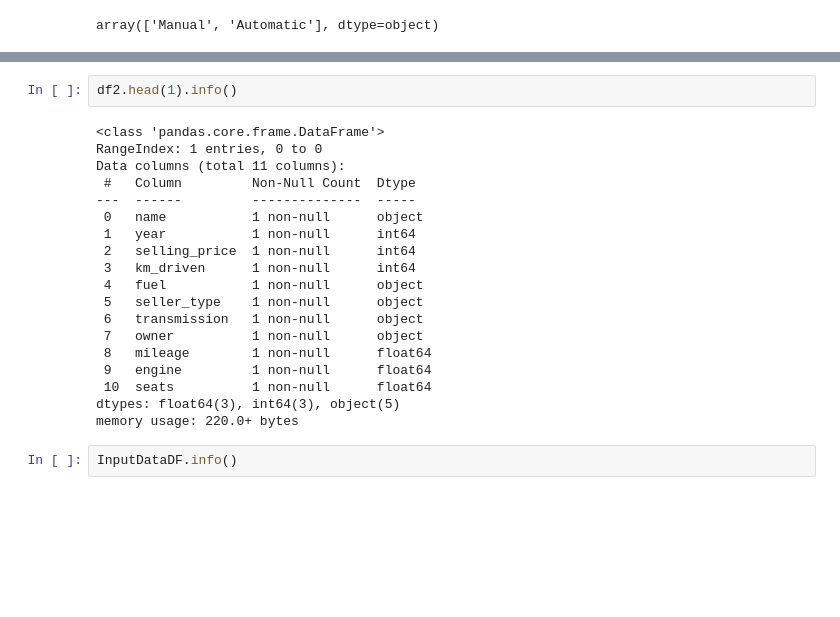
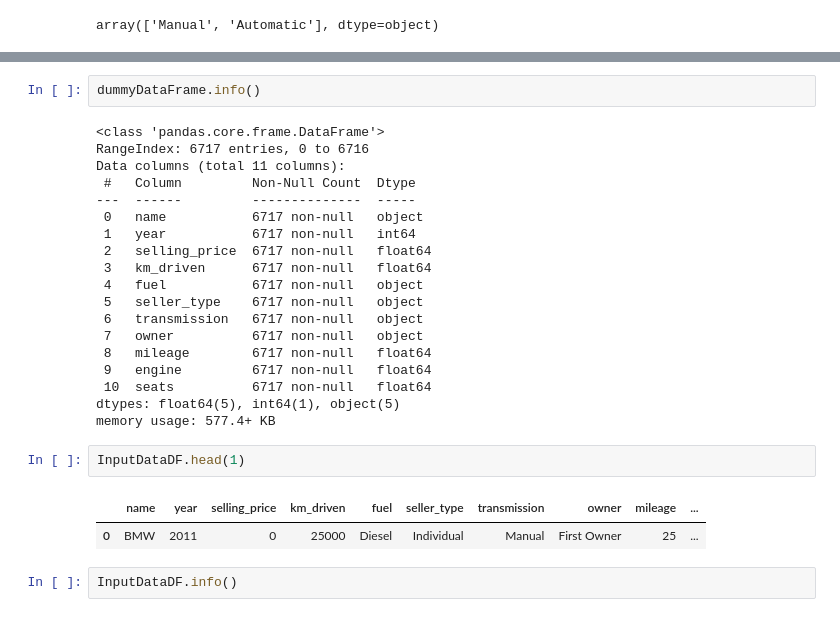
Before and after one commit to Prathmeshpawar21/DS-Used-Car-Price-Prediction-, a Jupyter notebook: notebook/research.ipynb, the cells around one changed output, grey strips where cells are left out. Cells and saved outputs as stored; diff of their text form; blank space fills up the shorter version.

```diff
--- a/notebook/research.ipynb
+++ b/notebook/research.ipynb
@@ -522,24 +609,29 @@ InputDataDF = pd.DataFrame([[carName, manufactureYear, SELLING_PRICE, kmsDriven,
+# %%
+dummyDataFrame.info()
+# %% [output]
+<class 'pandas.core.frame.DataFrame'>
+RangeIndex: 6717 entries, 0 to 6716
+Data columns (total 11 columns):
+ #   Column         Non-Null Count  Dtype
+---  ------         --------------  -----
+ 0   name           6717 non-null   object
+ 1   year           6717 non-null   int64
+ 2   selling_price  6717 non-null   float64
+ 3   km_driven      6717 non-null   float64
+ 4   fuel           6717 non-null   object
+ 5   seller_type    6717 non-null   object
+ 6   transmission   6717 non-null   object
+ 7   owner          6717 non-null   object
+ 8   mileage        6717 non-null   float64
+ 9   engine         6717 non-null   float64
+ 10  seats          6717 non-null   float64
+dtypes: float64(5), int64(1), object(5)
+memory usage: 577.4+ KB
 # %%
-df2.head(1).info()
+InputDataDF.head(1)
 # %% [output]
-<class 'pandas.core.frame.DataFrame'>
-RangeIndex: 1 entries, 0 to 0
-Data columns (total 11 columns):
- #   Column         Non-Null Count  Dtype
----  ------         --------------  -----
- 0   name           1 non-null      object
- 1   year           1 non-null      int64
- 2   selling_price  1 non-null      int64
- 3   km_driven      1 non-null      int64
- 4   fuel           1 non-null      object
- 5   seller_type    1 non-null      object
- 6   transmission   1 non-null      object
- 7   owner          1 non-null      object
- 8   mileage        1 non-null      float64
- 9   engine         1 non-null      float64
- 10  seats          1 non-null      float64
-dtypes: float64(3), int64(3), object(5)
-memory usage: 220.0+ bytes
+|  | name | year | selling_price | km_driven | fuel | seller_type | transmission | owner | mileage | ... |
+| 0 | BMW | 2011 | 0 | 25000 | Diesel | Individual | Manual | First Owner | 25 | ... |
 # %%
 InputDataDF.info()
 # %% [output]
```
Also changed, not shown: parts of 16 cells of this notebook, 6 other files.
